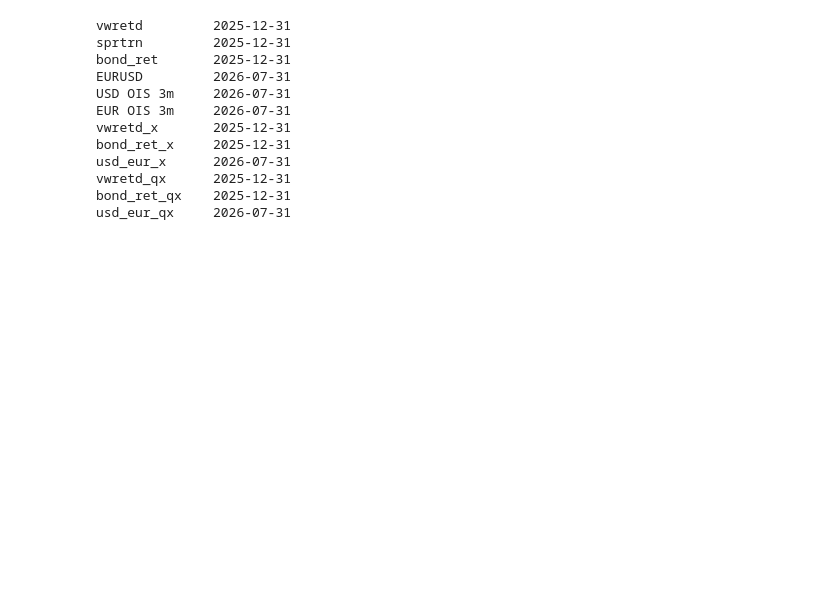
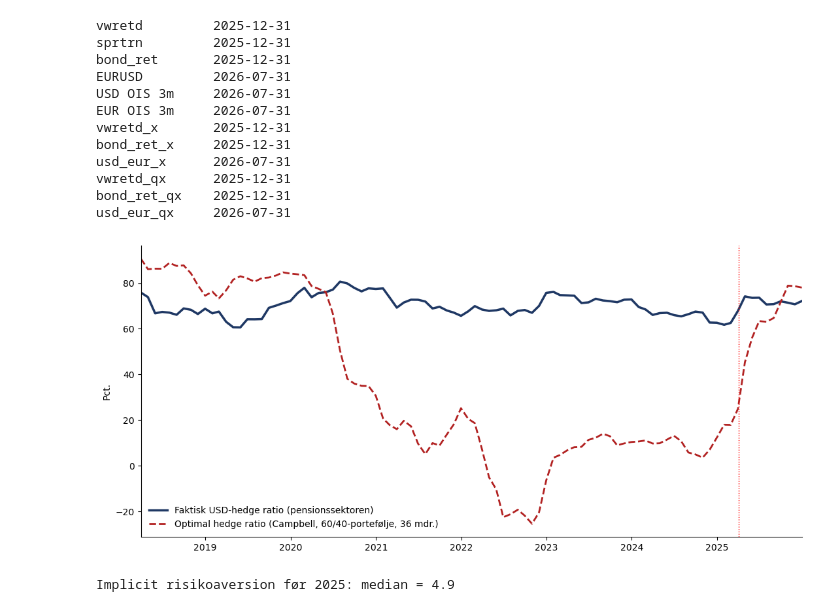
Before and after one commit to oliviarytter/Speciale, a Jupyter notebook: Campbell.ipynb, the cells around one changed output. Drawn from its saved outputs; the diff is of its cells as text; code cells hidden in the pictures; blank space fills up the shorter version.

```diff
--- a/Campbell.ipynb
+++ b/Campbell.ipynb
@@ -397,11 +397,3 @@ Statsobl. GPR_USA   lagget Uden 2022 -0.227   0.001 -0.083    0.224 124
 Statsobl. GPR_USA   lagget Uden 2023 -0.249   0.001 -0.139    0.021 126
 Statsobl. GPR_USA   lagget Uden 2025 -0.305   0.000 -0.198    0.001 123
 Statsobl. GPR_USA   lagget Uden alle -0.240   0.001 -0.161    0.031 115
-# %%
-# GPR - Threats (GPRT)
-master["lnGPRT"]   = np.log(master["GPRT"])
-master["lnGPRT_z"] = (master["lnGPRT"] - master["lnGPRT"].mean()) / master["lnGPRT"].std()
-
-d = master.dropna(subset=["vwretd_q", "usd_eur_ret_q", "lnGPRT_z"]).copy()
-m = smf.ols("vwretd_q ~ usd_eur_ret_q * lnGPRT_z", data=d).fit(cov_type="HAC", cov_kwds={"maxlags": 6})
-print(m.summary().tables[1])
@@ -417,8 +399,0 @@ usd_eur_ret_q:lnGPRT_z    -0.0827      0.177     -0.466      0.641      -0.431
-# %%
-# GPR - Acts (GPRA)
-master["lnGPRA"]   = np.log(master["GPRA"])
-master["lnGPRA_z"] = (master["lnGPRA"] - master["lnGPRA"].mean()) / master["lnGPRA"].std()
-
-d = master.dropna(subset=["vwretd_q", "usd_eur_ret_q", "lnGPRA_z"]).copy()
-m = smf.ols("vwretd_q ~ usd_eur_ret_q * lnGPRA_z", data=d).fit(cov_type="HAC", cov_kwds={"maxlags": 6})
-print(m.summary().tables[1])
@@ -479,3 +445,38 @@ usd_eur_x      2026-07-31
 vwretd_qx      2025-12-31
 bond_ret_qx    2025-12-31
 usd_eur_qx     2026-07-31
+# %%
+# %% Optimal vs. faktisk afdækning over tid
+W_AKTIER = 0.6        # antaget aktieandel af dollareksponeringen, se nedenfor
+VINDUE = 36           # rullende vindue i måneder
+
+master["port_qx"] = W_AKTIER * master["vwretd_qx"] + (1 - W_AKTIER) * master["bond_ret_qx"]
+beta_rul = (master["port_qx"].rolling(VINDUE).cov(master["usd_eur_qx"])
+            / master["usd_eur_qx"].rolling(VINDUE).var())
+master["h_opt"] = 100 * (1 + beta_rul)                # optimal hedge ratio i pct.
+master["h_faktisk"] = 100 * master["USD_hedge_ratio"]
+
+d = master.dropna(subset=["h_opt", "h_faktisk"])
+fig, ax = plt.subplots(figsize=(11, 5))
+ax.plot(d["month"], d["h_faktisk"], color="#1f3864", lw=2.5, label="Faktisk USD-hedge ratio (pensionssektoren)")
+ax.plot(d["month"], d["h_opt"], color="#b22222", lw=2, ls="--",
+        label=f"Optimal hedge ratio (Campbell, {int(W_AKTIER*100)}/{int((1-W_AKTIER)*100)}-portefølje, {VINDUE} mdr.)")
+ax.axvline(pd.Timestamp("2025-04-02"), color="red", lw=1, ls=":")
+ax.set_ylabel("Pct.")
+ax.set_xlim(d["month"].min(), d["month"].max())
+ax.spines[["top", "right"]].set_visible(False); ax.legend(frameon=False, loc="lower left")
+plt.tight_layout(); plt.savefig("figures/optimal_vs_faktisk.pdf", bbox_inches="tight"); plt.show()
+# %% [output]
+[figure, added]
+# %%
+C_KAPITAL = 0.06     # kapitalomkostning pr. år (Solvency II's sats for risikomargen; tjek aktuel sats)
+KAPPA     = 0.25     # kapitalkrav på uafdækket ikke-euro-valuta (Grønlund m.fl. 2024)
+
+var_q = master["usd_eur_qx"].rolling(VINDUE).var()           # kvartalsvis varians
+kloeft = (master["h_faktisk"] - master["h_opt"]) / 100          # kløft som andel
+master["A_impl"] = (C_KAPITAL * KAPPA / 4) / (var_q * kloeft)   # /4: kvartalsvis omkostning
+
+foer25 = master[(master["month"] <= "2024-12-31") & (kloeft > 0)]
+print(f"Implicit risikoaversion før 2025: median = {foer25['A_impl'].median():.1f}")
+# %% [output]
+Implicit risikoaversion før 2025: median = 4.9
```
Also changed, not shown: parts of 2 cells of this notebook, 33 other files.
